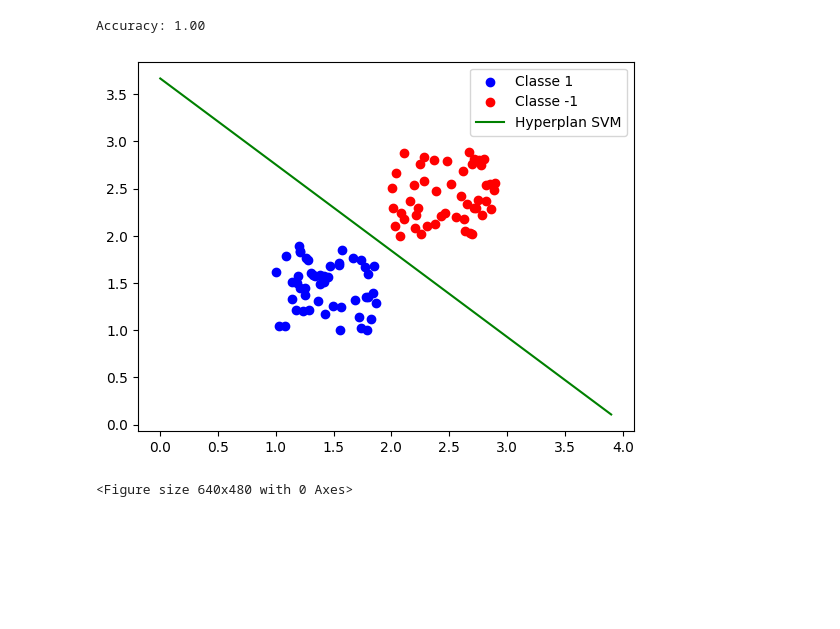
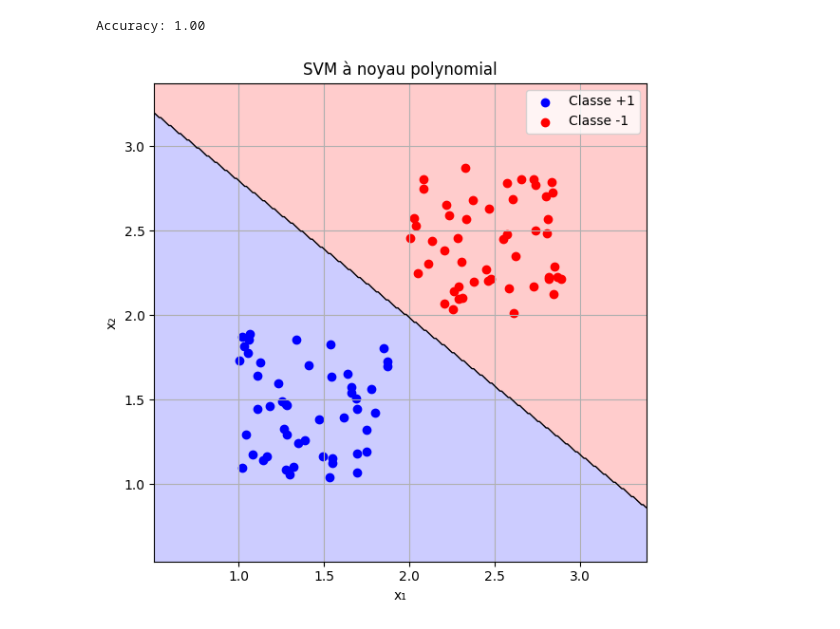
Before and after one commit to PA-2025/better_tensorflow, a Jupyter notebook: python/case_test_note_book/svm.ipynb, the cells around one changed output. Cells and saved outputs as stored; diff of their text form; code cells hidden in the pictures; blank space fills up the shorter version.

```diff
--- a/python/case_test_note_book/svm.ipynb
+++ b/python/case_test_note_book/svm.ipynb
@@ -76,45 +70,48 @@ weighted avg       1.00      1.00      1.00         3
 # %%
+np.random.seed(42)
 X = np.concatenate(
     [
-        np.random.random((50, 2)) * 0.9 + np.array([1, 1]),
-        np.random.random((50, 2)) * 0.9 + np.array([2, 2]),
+        np.random.random((50, 2)) * 0.9 + np.array([1, 1]),  # Classe +1
+        np.random.random((50, 2)) * 0.9 + np.array([2, 2]),  # Classe -1
     ]
 )
 Y = np.concatenate([np.ones(50), -np.ones(50)])
 
-# Convertir les données en liste de listes pour passer à Rust
+# === Conversion pour Rust ===
 X_list = X.tolist()
 Y_list = Y.astype(int).tolist()
 
-# Instanciation et entraînement du modèle
-svm = LinearSVM(lr=0.01, epochs=100, svm_lambda=0.01)
+# === Instanciation et entraînement du modèle SVM non linéaire ===
+svm = KernelSVM("poly", 1, lr=0.1, lambda_svm=0.01, epochs=200)
 svm.fit(X_list, Y_list)
 
-# Prédictions
+# === Prédictions
 predictions = svm.predict(X_list)
-
-# Calcul précision
 accuracy = np.mean(np.array(predictions) == np.array(Y_list))
 print(f"Accuracy: {accuracy:.2f}")
 
+# === Tracé des points
+plt.figure(figsize=(6, 6))
+plt.scatter(X[:50, 0], X[:50, 1], color="blue", label="Classe +1")
+plt.scatter(X[50:, 0], X[50:, 1], color="red", label="Classe -1")
 
-w = svm.get_weights()  # par exemple [w1, w2]
-b = svm.get_bias()  # biais b
+# === Tracé de la frontière de décision (RBF ou poly)
+x_min, x_max = np.min(X[:, 0]) - 0.5, np.max(X[:, 0]) + 0.5
+y_min, y_max = np.min(X[:, 1]) - 0.5, np.max(X[:, 1]) + 0.5
+xx, yy = np.meshgrid(np.linspace(x_min, x_max, 300), np.linspace(y_min, y_max, 300))
+grid = np.c_[xx.ravel(), yy.ravel()]
+Z = np.array(svm.predict(grid.tolist())).reshape(xx.shape)
 
-# Affichage des points
-plt.scatter(X[0:50, 0], X[0:50, 1], color="blue", label="Classe 1")
-plt.scatter(X[50:100, 0], X[50:100, 1], color="red", label="Classe -1")
+plt.contourf(xx, yy, Z, levels=[-1, 0, 1], alpha=0.2, colors=["red", "blue"])
+plt.contour(xx, yy, Z, levels=[0], colors="black", linewidths=1)
 
-# Tracer l'hyperplan : w1*x + w2*y + b = 0 => y = -(w1*x + b) / w2
-x_vals = np.linspace(np.min(X[:, 0]) - 1, np.max(X[:, 0]) + 1, 100)
-y_vals = -(w[0] * x_vals + b) / w[1]
-
-plt.plot(x_vals, y_vals, color="green", label="Hyperplan SVM")
-
+plt.title("SVM à noyau polynomial")
+plt.xlabel("x₁")
+plt.ylabel("x₂")
 plt.legend()
+plt.grid(True)
+plt.tight_layout()
 plt.show()
-plt.clf()
 # %% [output]
 Accuracy: 1.00
-[figure, old version]
+[figure, new version]
-<Figure size 640x480 with 0 Axes>
```
Also changed, not shown: parts of 14 cells of this notebook, 5 other files.
